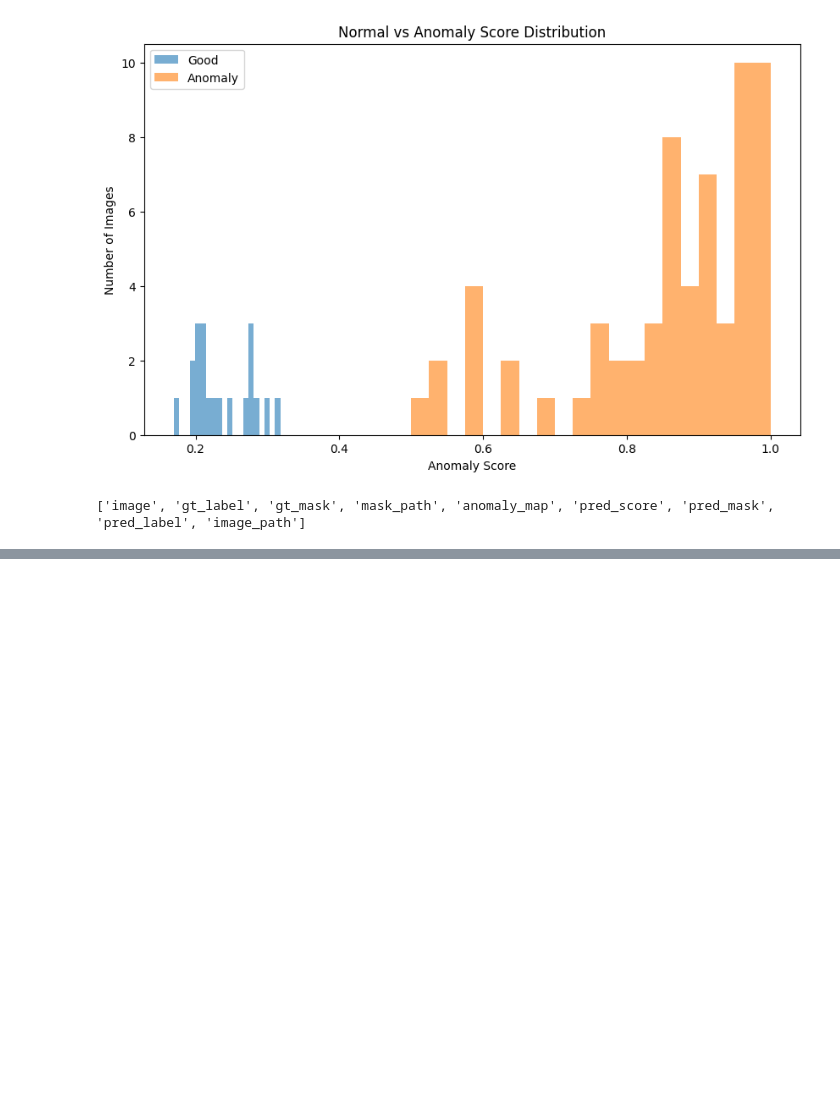
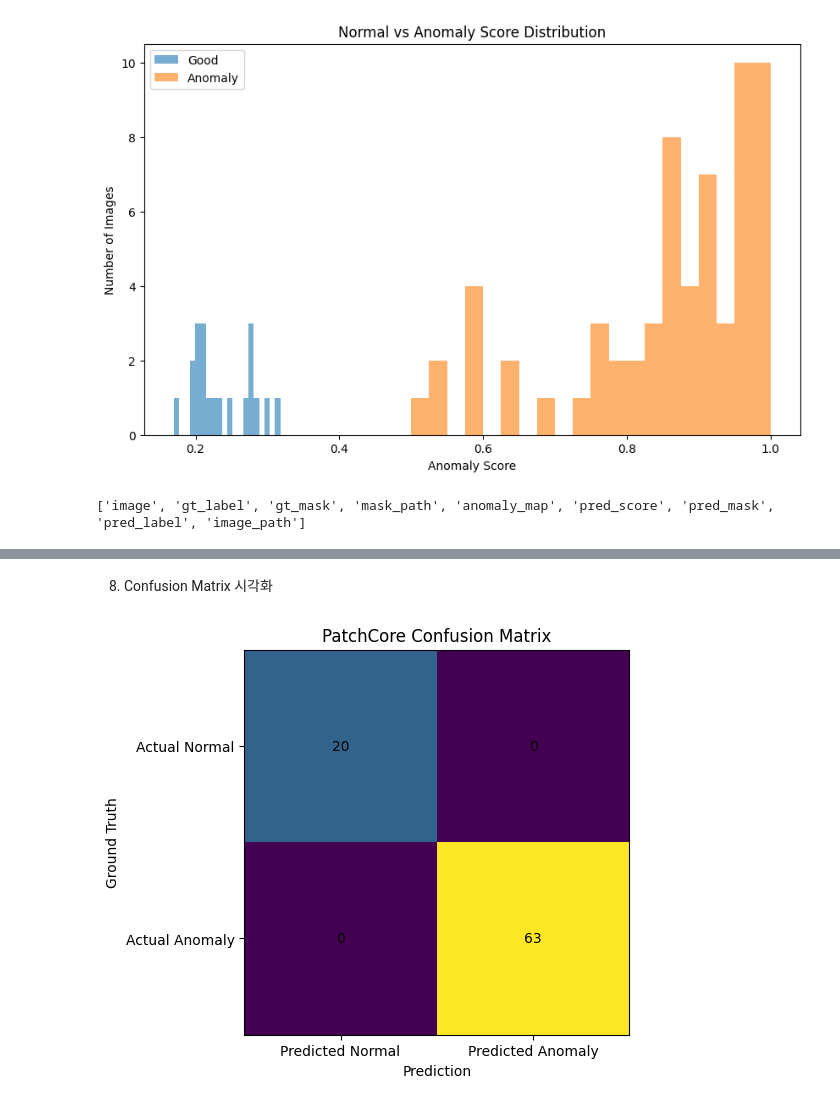
Before and after one commit to minwoo1119/edge-anomaly-detection, a Jupyter notebook: notebooks/anomaly_evaluation.ipynb, the cells around one changed output, grey strips where cells are left out. Drawn from its saved outputs; the diff is of its cells as text; code cells hidden in the pictures; blank space fills up the shorter version.

Commit message:
feat: PatchCore 임계값 기반 판정 및 오분류 분석 추가

```diff
--- a/notebooks/anomaly_evaluation.ipynb
+++ b/notebooks/anomaly_evaluation.ipynb
@@ -570,0 +650,17 @@ print(
+# %%
+tp = ((score_df["gt_label"] == 1) &
+      (score_df["pred_label"] == 1)).sum()
+
+tn = ((score_df["gt_label"] == 0) &
+      (score_df["pred_label"] == 0)).sum()
+
+fp = ((score_df["gt_label"] == 0) &
+      (score_df["pred_label"] == 1)).sum()
+
+fn = ((score_df["gt_label"] == 1) &
+      (score_df["pred_label"] == 0)).sum()
+
+print("TP:", tp)
+print("TN:", tn)
+print("FP:", fp)
+print("FN:", fn)
@@ -570,0 +696,42 @@ print(
+# %% [markdown]
+8. Confusion Matrix 시각화
+# %%
+import numpy as np
+import matplotlib.pyplot as plt
+
+confusion_matrix = np.array([
+    [tn, fp],
+    [fn, tp],
+])
+
+plt.figure(figsize=(6, 5))
+
+plt.imshow(confusion_matrix)
+
+plt.xticks(
+    [0, 1],
+    ["Predicted Normal", "Predicted Anomaly"],
+)
+
+plt.yticks(
+    [0, 1],
+    ["Actual Normal", "Actual Anomaly"],
+)
+
+for i in range(2):
+    for j in range(2):
+        plt.text(
+            j,
+            i,
+            confusion_matrix[i, j],
+            ha="center",
+            va="center",
+        )
+
+plt.title("PatchCore Confusion Matrix")
+plt.xlabel("Prediction")
+plt.ylabel("Ground Truth")
+
+plt.show()
+# %% [output]
+[figure, added]
```
Also changed, not shown: parts of 27 cells of this notebook.
